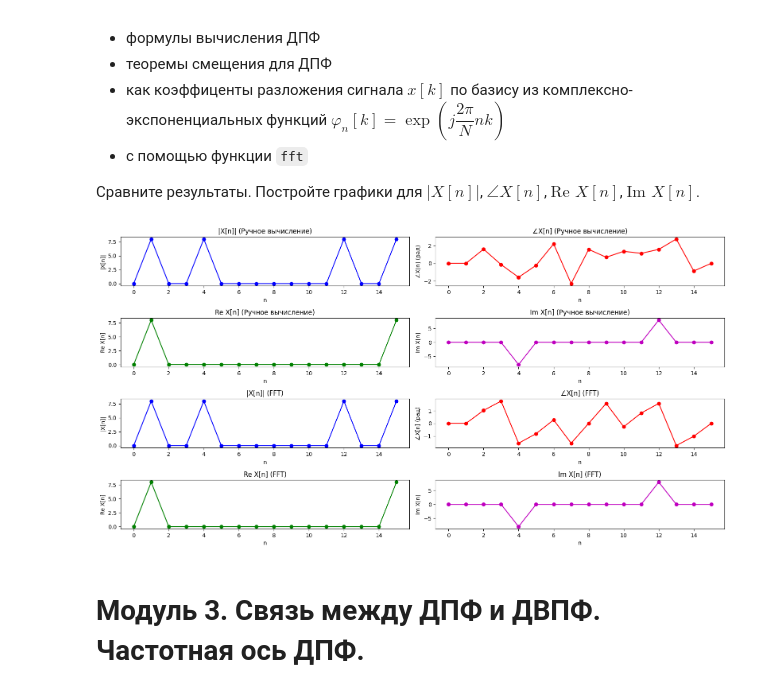
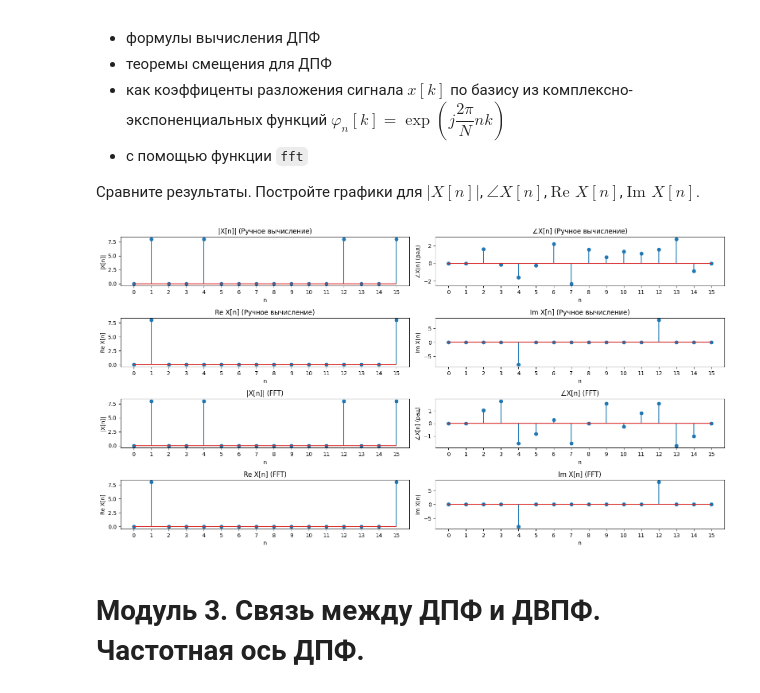
Before and after one commit to dementev-dv/DSP, a Jupyter notebook: Lab1_DFT.ipynb, the cells around one changed output. Drawn from its saved outputs; the diff is of its cells as text; code cells hidden in the pictures.

```diff
--- a/Lab1_DFT.ipynb
+++ b/Lab1_DFT.ipynb
@@ -328,8 +349,10 @@ N = 16
 r1 = 1
 r2 = 4
 
+
 k = np.arange(N)
-x = np.cos(2 * np.pi * r1 * k / N) + np.sin(2 * np.pi * r2 * k / N)
+x = np.cos(2*np.pi*r1*k/N) + np.sin(2*np.pi*r2*k/N)
+X = np.fft.fft(x)
 
 X_manual = np.zeros(N, dtype=complex)
 for n in range(N):
@@ -350,60 +373,68 @@ X_fft = np.fft.fft(x)
 plt.figure(figsize=(16, 16))
 
 plt.subplot(8, 2, 1)
-plt.plot(np.abs(X_manual), 'b-o')
+plt.stem(np.arange(X_manual.size), np.abs(X_manual))
+plt.xticks(np.arange(X_manual.size))
 plt.title('|X[n]| (Ручное вычисление)')
 plt.xlabel('n')
 plt.ylabel('|X[n]|')
 
 plt.subplot(8, 2, 2)
-plt.plot(np.angle(X_manual), 'r-o')
+plt.stem(np.arange(X_manual.size), np.angle(X_manual))
+plt.xticks(np.arange(X_manual.size))
 plt.title('∠X[n] (Ручное вычисление)')
 plt.xlabel('n')
 plt.ylabel('∠X[n] (рад)')
 
 plt.subplot(8, 2, 3)
-plt.plot(np.real(X_manual), 'g-o')
+plt.xticks(np.arange(X_manual.size))
+plt.stem(np.arange(X_manual.size), np.real(X_manual))
 plt.title('Re X[n] (Ручное вычисление)')
 plt.xlabel('n')
 plt.ylabel('Re X[n]')
 
 plt.subplot(8, 2, 4)
-plt.plot(np.imag(X_manual), 'm-o')
+plt.xticks(np.arange(X_manual.size))
+plt.stem(np.arange(X_manual.size), np.imag(X_manual))
 plt.title('Im X[n] (Ручное вычисление)')
 plt.xlabel('n')
 plt.ylabel('Im X[n]')
 
 
 
 plt.subplot(8, 2, 5)
-plt.plot(np.abs(X_fft), 'b-o')
+plt.xticks(np.arange(X.size))
+plt.stem(np.arange(X.size), np.abs(X))
 plt.title('|X[n]| (FFT)')
 plt.xlabel('n')
 plt.ylabel('|X[n]|')
 
 plt.subplot(8, 2, 6)
-plt.plot(np.angle(X_fft), 'r-o')
+plt.xticks(np.arange(X.size))
+plt.stem(np.arange(X.size), np.angle(X))
 plt.title('∠X[n] (FFT)')
 plt.xlabel('n')
 plt.ylabel('∠X[n] (рад)')
 
 plt.subplot(8, 2, 7)
-plt.plot(np.real(X_fft), 'g-o')
+plt.xticks(np.arange(X.size))
+plt.stem(np.arange(X.size), np.real(X))
 plt.title('Re X[n] (FFT)')
 plt.xlabel('n')
 plt.ylabel('Re X[n]')
 
 plt.subplot(8, 2, 8)
-plt.plot(np.imag(X_fft), 'm-o')
+plt.xticks(np.arange(X.size))
+plt.stem(np.arange(X.size), np.imag(X))
 plt.title('Im X[n] (FFT)')
 plt.xlabel('n')
 plt.ylabel('Im X[n]')
 
 
 plt.tight_layout()
 plt.show()
 # %% [output]
-[figure, old version]
+[figure, new version]
 # %% [markdown]
 # Модуль 3. Связь между ДПФ и ДВПФ. Частотная ось ДПФ.
 # %% [markdown]
```
Also changed, not shown: parts of 10 cells of this notebook.
